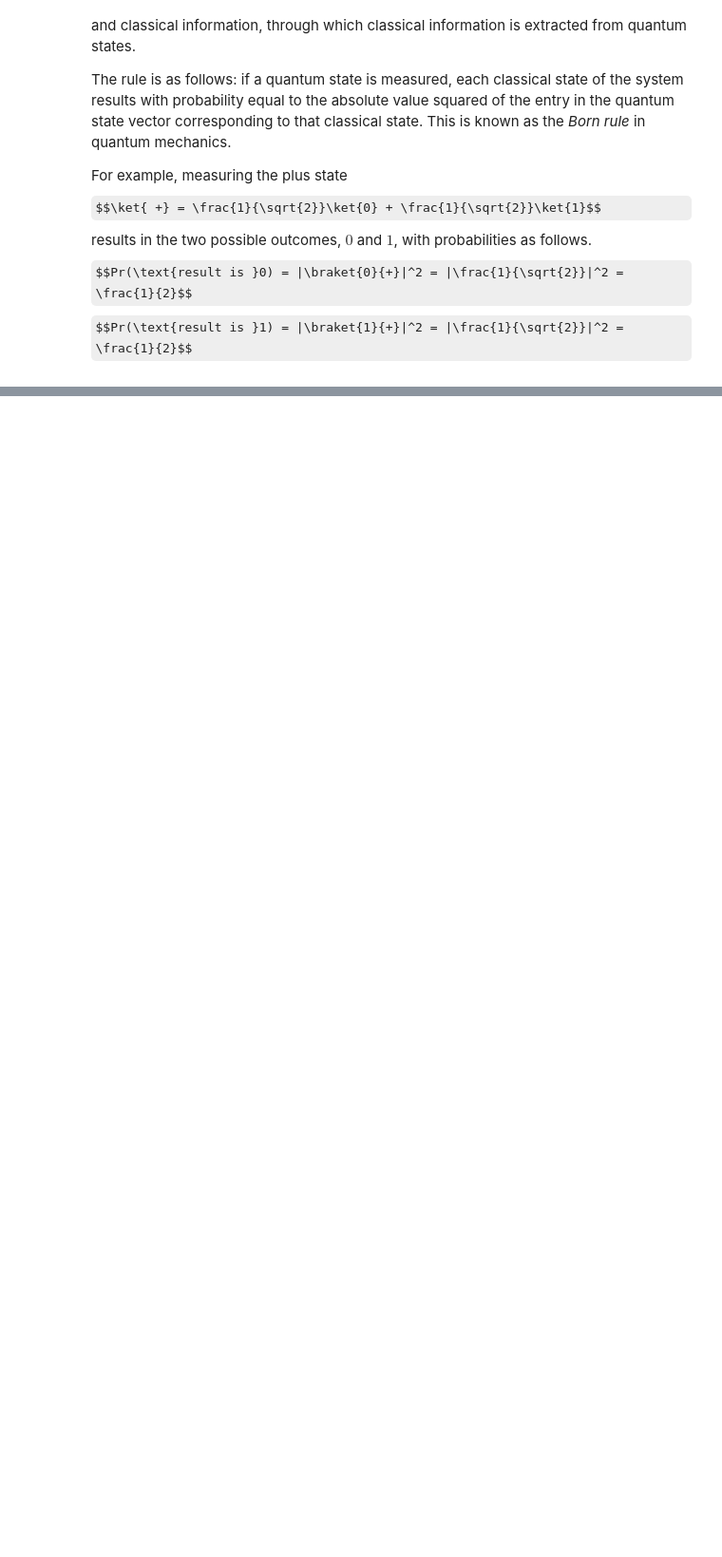
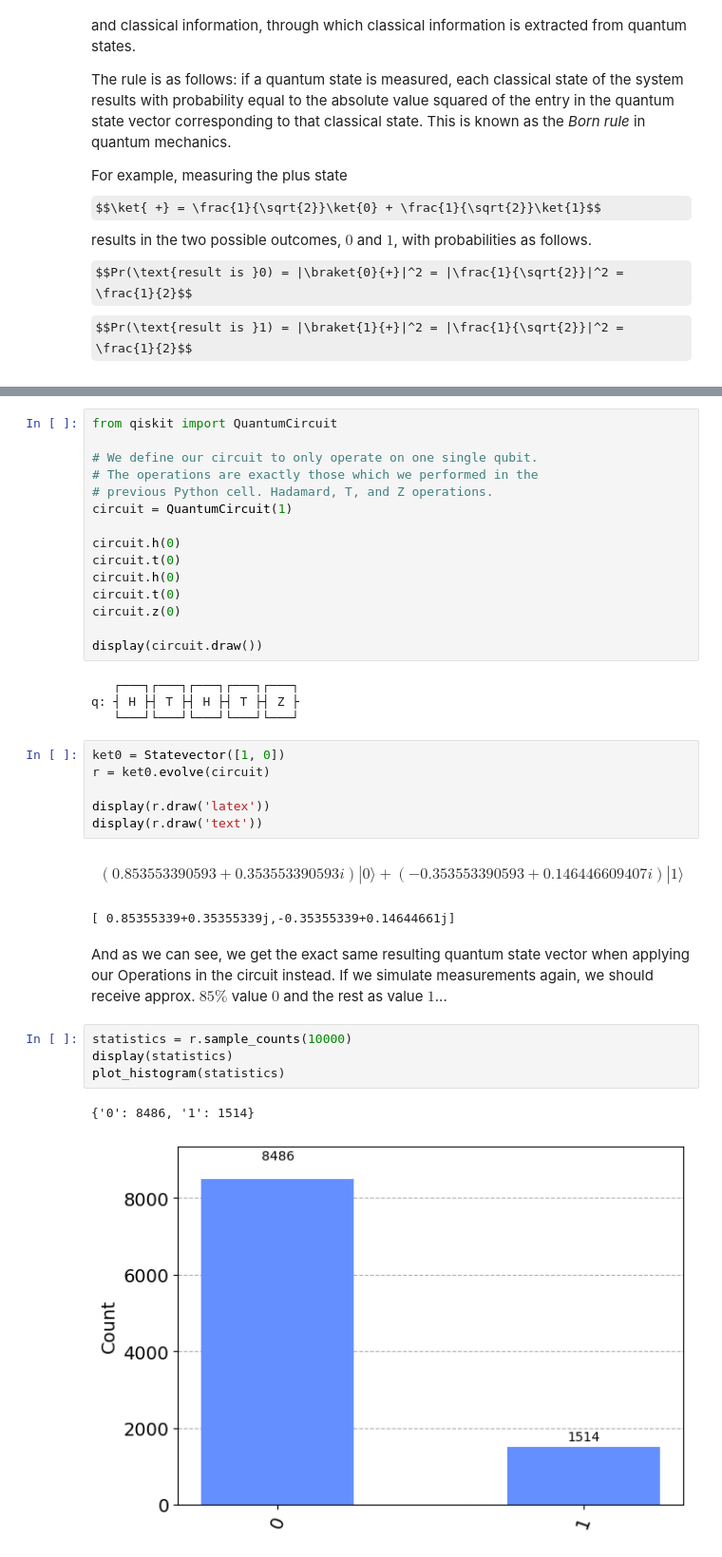
Before and after one commit to neurocode-ai/quantum-computing, a Jupyter notebook: notebooks/single_systems.ipynb, the cells around one changed output, grey strips where cells are left out. Shown at 95% size. Drawn from its saved outputs; the diff is of its cells as text; some formulas as TeX source; blank space fills up the shorter version.

```diff
--- a/notebooks/single_systems.ipynb
+++ b/notebooks/single_systems.ipynb
@@ -223,0 +384,37 @@ The answer, at least in part, is that the set of allowable *operations* that can
+# %%
+from qiskit import QuantumCircuit
+
+# We define our circuit to only operate on one single qubit.
+# The operations are exactly those which we performed in the
+# previous Python cell. Hadamard, T, and Z operations.
+circuit = QuantumCircuit(1)
+
+circuit.h(0)
+circuit.t(0)
+circuit.h(0)
+circuit.t(0)
+circuit.z(0)
+
+display(circuit.draw())
+# %% [output]
+   ┌───┐┌───┐┌───┐┌───┐┌───┐
+q: ┤ H ├┤ T ├┤ H ├┤ T ├┤ Z ├
+   └───┘└───┘└───┘└───┘└───┘
+# %%
+ket0 = Statevector([1, 0])
+r = ket0.evolve(circuit)
+
+display(r.draw('latex'))
+display(r.draw('text'))
+# %% [output]
+$$(0.853553390593 + 0.353553390593 i) |0\rangle+ (-0.353553390593 + 0.146446609407 i) |1\rangle$$
+[ 0.85355339+0.35355339j,-0.35355339+0.14644661j]
+# %% [markdown]
+And as we can see, we get the exact same resulting quantum state vector when applying our Operations in the circuit instead. If we simulate measurements again, we should receive approx. $85\%$ value $0$ and the rest as value $1$...
+# %%
+statistics = r.sample_counts(10000)
+display(statistics)
+plot_histogram(statistics)
+# %% [output]
+{'0': 8486, '1': 1514}
+[figure, added]
```
Also changed, not shown: parts of 20 cells of this notebook.
